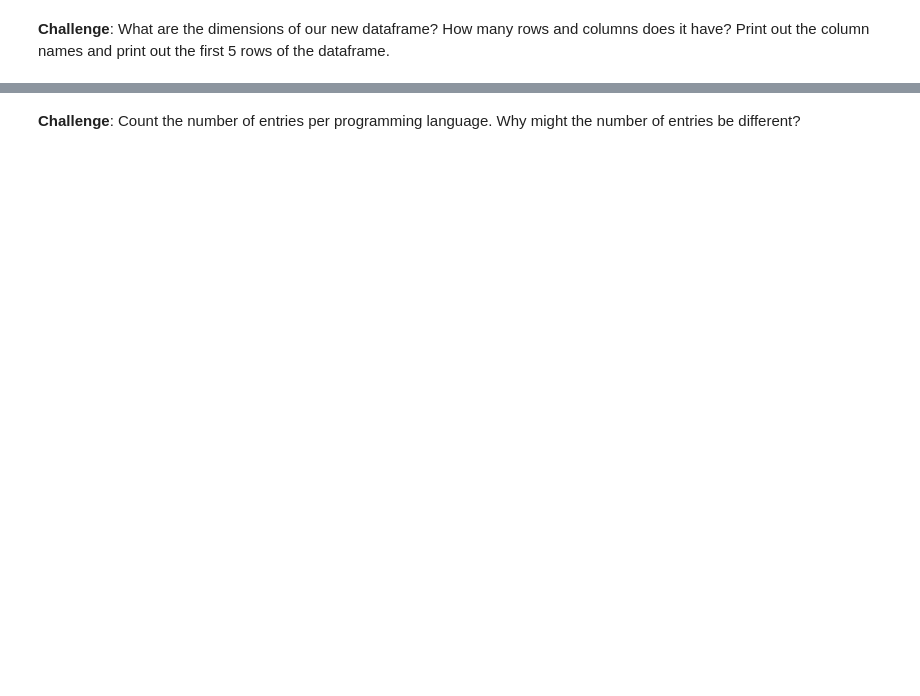
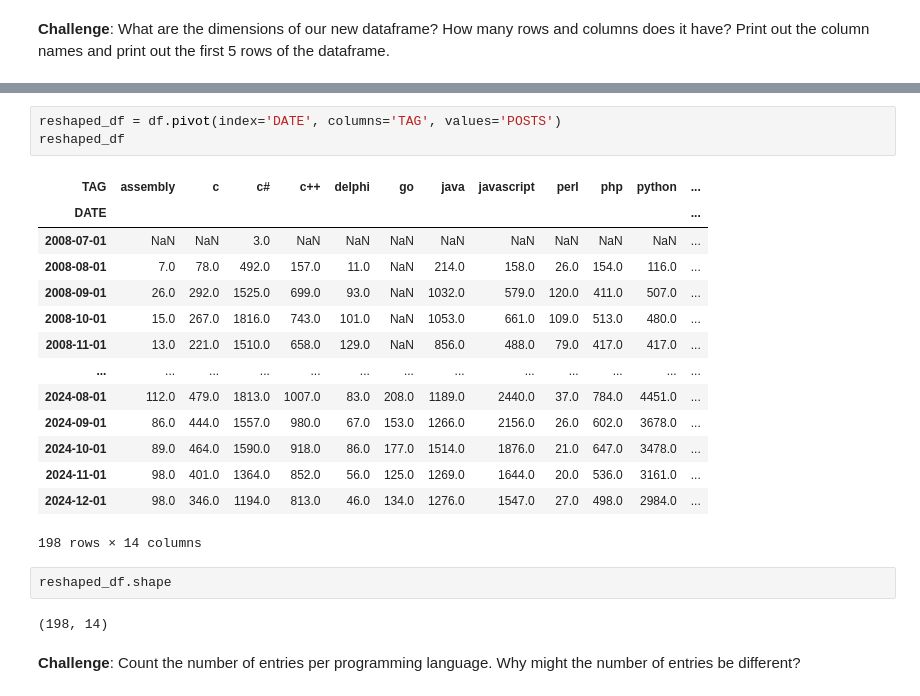
Before and after one commit to SiracencoSerghei/Bootcamp_Python, a Jupyter notebook: day_73/Programming_Languages.ipynb, the cells around one changed output, grey strips where cells are left out. Cells and saved outputs as stored; diff of their text form; blank space fills up the shorter version.

```diff
--- a/day_73/Programming_Languages.ipynb
+++ b/day_73/Programming_Languages.ipynb
@@ -180,2 +223,24 @@ Let's fix the date format to make it more readable. We need to use Pandas to cha
+# %%
+reshaped_df = df.pivot(index='DATE', columns='TAG', values='POSTS')
+reshaped_df
+# %% [output]
+| TAG | assembly | c | c# | c++ | delphi | go | java | javascript | perl | php | python | ... |
+| DATE |  |  |  |  |  |  |  |  |  |  |  | ... |
+| 2008-07-01 | NaN | NaN | 3.0 | NaN | NaN | NaN | NaN | NaN | NaN | NaN | NaN | ... |
+| 2008-08-01 | 7.0 | 78.0 | 492.0 | 157.0 | 11.0 | NaN | 214.0 | 158.0 | 26.0 | 154.0 | 116.0 | ... |
+| 2008-09-01 | 26.0 | 292.0 | 1525.0 | 699.0 | 93.0 | NaN | 1032.0 | 579.0 | 120.0 | 411.0 | 507.0 | ... |
+| 2008-10-01 | 15.0 | 267.0 | 1816.0 | 743.0 | 101.0 | NaN | 1053.0 | 661.0 | 109.0 | 513.0 | 480.0 | ... |
+| 2008-11-01 | 13.0 | 221.0 | 1510.0 | 658.0 | 129.0 | NaN | 856.0 | 488.0 | 79.0 | 417.0 | 417.0 | ... |
+| ... | ... | ... | ... | ... | ... | ... | ... | ... | ... | ... | ... | ... |
+| 2024-08-01 | 112.0 | 479.0 | 1813.0 | 1007.0 | 83.0 | 208.0 | 1189.0 | 2440.0 | 37.0 | 784.0 | 4451.0 | ... |
+| 2024-09-01 | 86.0 | 444.0 | 1557.0 | 980.0 | 67.0 | 153.0 | 1266.0 | 2156.0 | 26.0 | 602.0 | 3678.0 | ... |
+| 2024-10-01 | 89.0 | 464.0 | 1590.0 | 918.0 | 86.0 | 177.0 | 1514.0 | 1876.0 | 21.0 | 647.0 | 3478.0 | ... |
+| 2024-11-01 | 98.0 | 401.0 | 1364.0 | 852.0 | 56.0 | 125.0 | 1269.0 | 1644.0 | 20.0 | 536.0 | 3161.0 | ... |
+| 2024-12-01 | 98.0 | 346.0 | 1194.0 | 813.0 | 46.0 | 134.0 | 1276.0 | 1547.0 | 27.0 | 498.0 | 2984.0 | ... |
+198 rows × 14 columns
+# %%
+reshaped_df.shape
+# %% [output]
+(198, 14)
 # %% [markdown]
 **Challenge**: Count the number of entries per programming language. Why might the number of entries be different?
```
Also changed, not shown: parts of 16 cells of this notebook.
